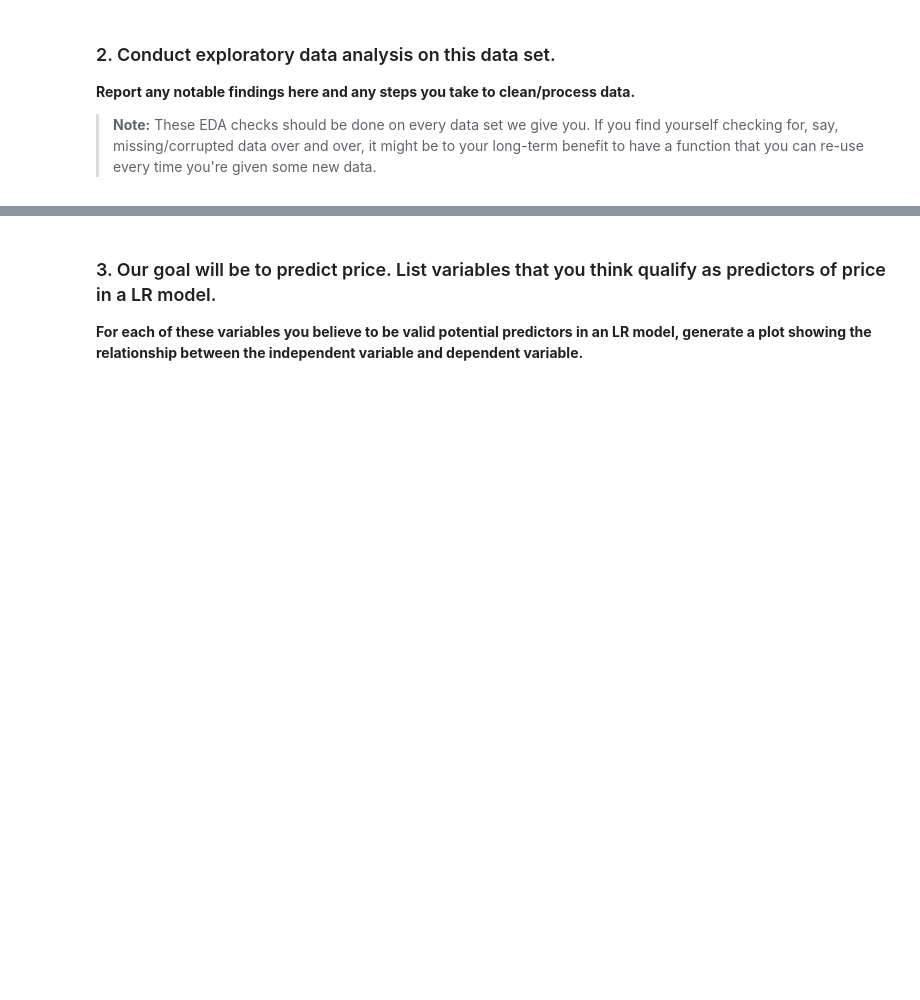
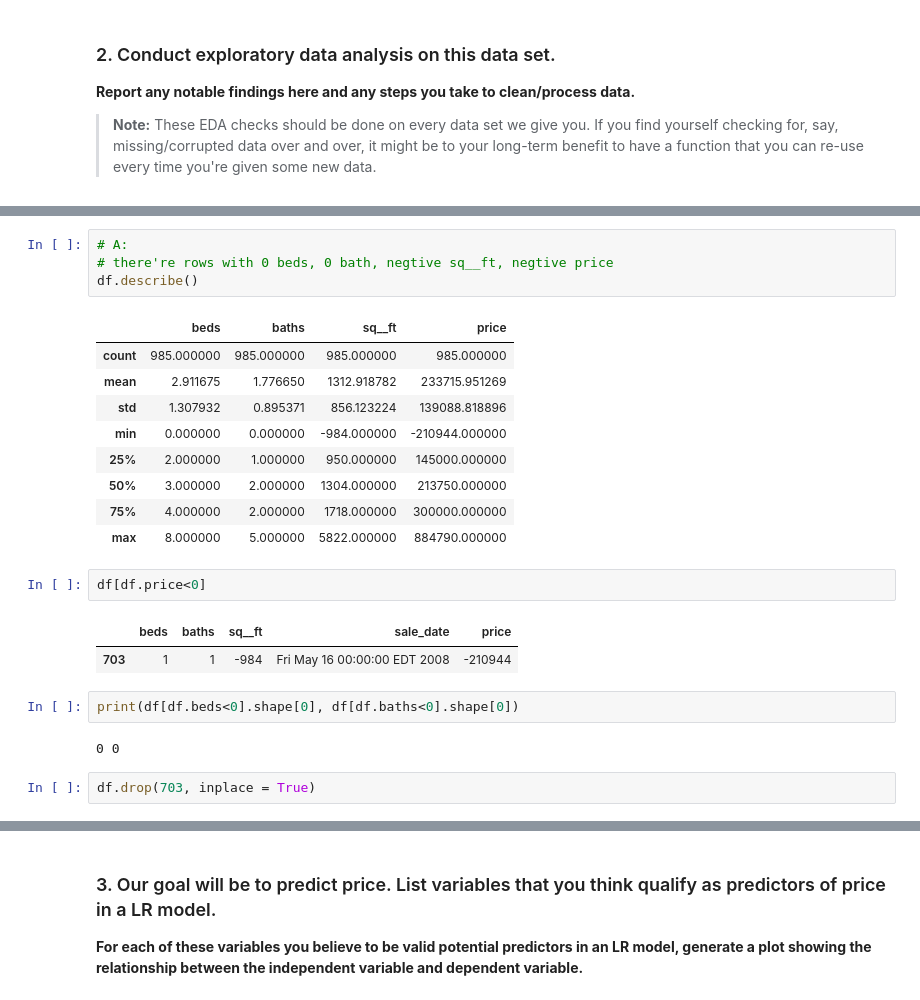
Before and after one commit to alphalex/DAT-06-24, a Jupyter notebook: class material/Unit 3/Lesson 11/labs/simple-linear-regression-sacramento.ipynb, the cells around one changed output, grey strips where cells are left out. Saved outputs shown, nothing was run; the diff lists cells and outputs as text; blank space fills up the shorter version.

```diff
--- a/class material/Unit 3/Lesson 11/labs/simple-linear-regression-sacramento.ipynb
+++ b/class material/Unit 3/Lesson 11/labs/simple-linear-regression-sacramento.ipynb
@@ -30,0 +40,25 @@ import scipy.stats
+# %%
+# A:
+# there're rows with 0 beds, 0 bath, negtive sq__ft, negtive price
+df.describe()
+# %% [output]
+|  | beds | baths | sq__ft | price |
+| count | 985.000000 | 985.000000 | 985.000000 | 985.000000 |
+| mean | 2.911675 | 1.776650 | 1312.918782 | 233715.951269 |
+| std | 1.307932 | 0.895371 | 856.123224 | 139088.818896 |
+| min | 0.000000 | 0.000000 | -984.000000 | -210944.000000 |
+| 25% | 2.000000 | 1.000000 | 950.000000 | 145000.000000 |
+| 50% | 3.000000 | 2.000000 | 1304.000000 | 213750.000000 |
+| 75% | 4.000000 | 2.000000 | 1718.000000 | 300000.000000 |
+| max | 8.000000 | 5.000000 | 5822.000000 | 884790.000000 |
+# %%
+df[df.price<0]
+# %% [output]
+|  | beds | baths | sq__ft | sale_date | price |
+| 703 | 1 | 1 | -984 | Fri May 16 00:00:00 EDT 2008 | -210944 |
+# %%
+print(df[df.beds<0].shape[0], df[df.baths<0].shape[0])
+# %% [output]
+0 0
+# %%
+df.drop(703, inplace = True)
```
Also changed, not shown: parts of 14 cells of this notebook, 1 other file.
